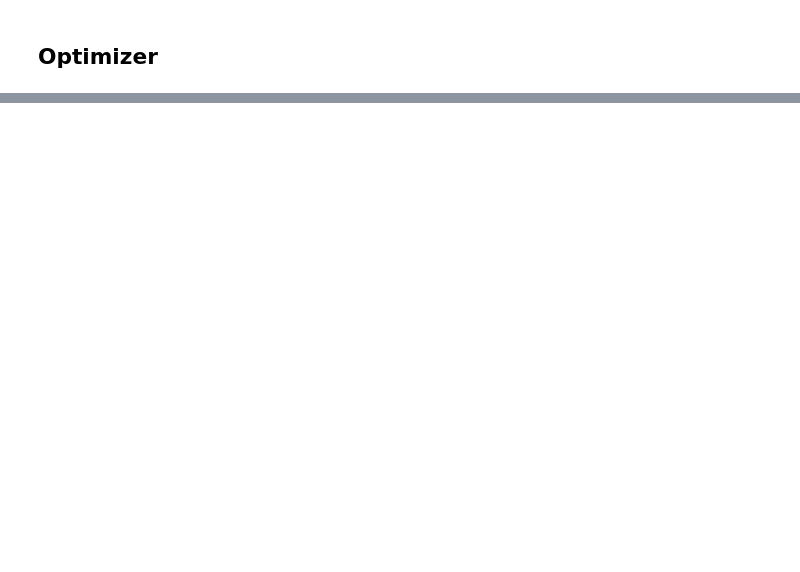
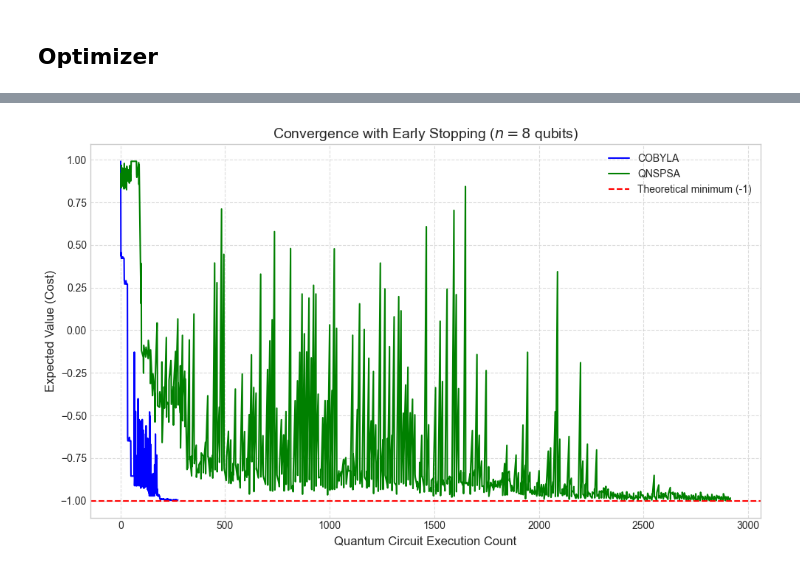
Before and after one commit to sdlt2003/barren-plateaus-in-qnns, a Jupyter notebook: assets/code/QNSPSA-vs-COBYLA.ipynb, the cells around one changed output, grey strips where cells are left out. Saved outputs shown, nothing was run; the diff lists cells and outputs as text; code cells hidden in the pictures; blank space fills up the shorter version.

```diff
--- a/assets/code/QNSPSA-vs-COBYLA.ipynb
+++ b/assets/code/QNSPSA-vs-COBYLA.ipynb
@@ -377,0 +143,76 @@ Ejecutando QNSPSA con ruido estadístico (99 shots)...
+# %%
+# COBYLA vs QNSPSA with early stopping (8 qubits)
+
+n_qubits_local = 8
+reps_local = max(1, int(np.round(np.log2(n_qubits_local))))
+ansatz_local = EfficientSU2(num_qubits=n_qubits_local, reps=reps_local, entanglement='linear')
+observable_local = SparsePauliOp.from_list([("I" * (n_qubits_local - 1) + "Z", 1)])
+initial_parameters_local = np.random.normal(loc=0.0, scale=0.1, size=ansatz_local.num_parameters)
+estimator_local = StatevectorEstimator()
+
+history, counts = init_trackers("cobyla", "qnspsa")
+
+objective_cobyla = with_early_stopping(
+    make_objective(
+        "cobyla",
+        counts=counts,
+        history=history,
+        estimator=estimator_local,
+        ansatz=ansatz_local,
+        observable=observable_local,
+    ),
+    history=history,
+    key="cobyla",
+    window=WINDOW_EVALS,
+    tolerance=TOLERANCE,
+    stop_exception=ConvergenceReached,
+ )
+
+objective_qnspsa = with_early_stopping(
+    make_objective(
+        "qnspsa",
+        counts=counts,
+        history=history,
+        estimator=estimator_local,
+        ansatz=ansatz_local,
+        observable=observable_local,
+    ),
+    history=history,
+    key="qnspsa",
+    window=WINDOW_EVALS,
+    tolerance=TOLERANCE,
+    stop_exception=ConvergenceReached,
+ )
+
+fidelity = make_fidelity(counts=counts, key="qnspsa", circuit=ansatz_local)
+
+run_optimizer(
+    "cobyla",
+    COBYLA(maxiter=500),
+    objective_cobyla,
+    initial_parameters_local,
+    stop_exception=ConvergenceReached,
+    counts=counts,
+ )
+
+run_optimizer(
+    "qnspsa",
+    QNSPSA(fidelity=fidelity, maxiter=500),
+    objective_qnspsa,
+    initial_parameters_local,
+    stop_exception=ConvergenceReached,
+    counts=counts,
+ )
+
+plt.figure(figsize=(10, 6))
+plt.plot(history["cobyla"]["evals"], history["cobyla"]["cost"], label="COBYLA", color="blue")
+plt.plot(history["qnspsa"]["evals"], history["qnspsa"]["cost"], label="QNSPSA", color="green")
+plt.axhline(y=-1.0, color="r", linestyle="--", label="Theoretical minimum (-1)")
+plt.title(f"Convergence with Early Stopping ($n={n_qubits_local}$ qubits)", fontsize=14)
+plt.xlabel("Quantum Circuit Execution Count", fontsize=12)
+plt.ylabel("Expected Value (Cost)", fontsize=12)
+plt.legend()
+plt.grid(True, linestyle="--", alpha=0.7)
+plt.tight_layout()
+plt.show()
+# %% [output]
@@ -377,0 +223 @@ Ejecutando QNSPSA con ruido estadístico (99 shots)...
+[figure, added]
```
Also changed, not shown: parts of 15 cells of this notebook, 5 other files.
